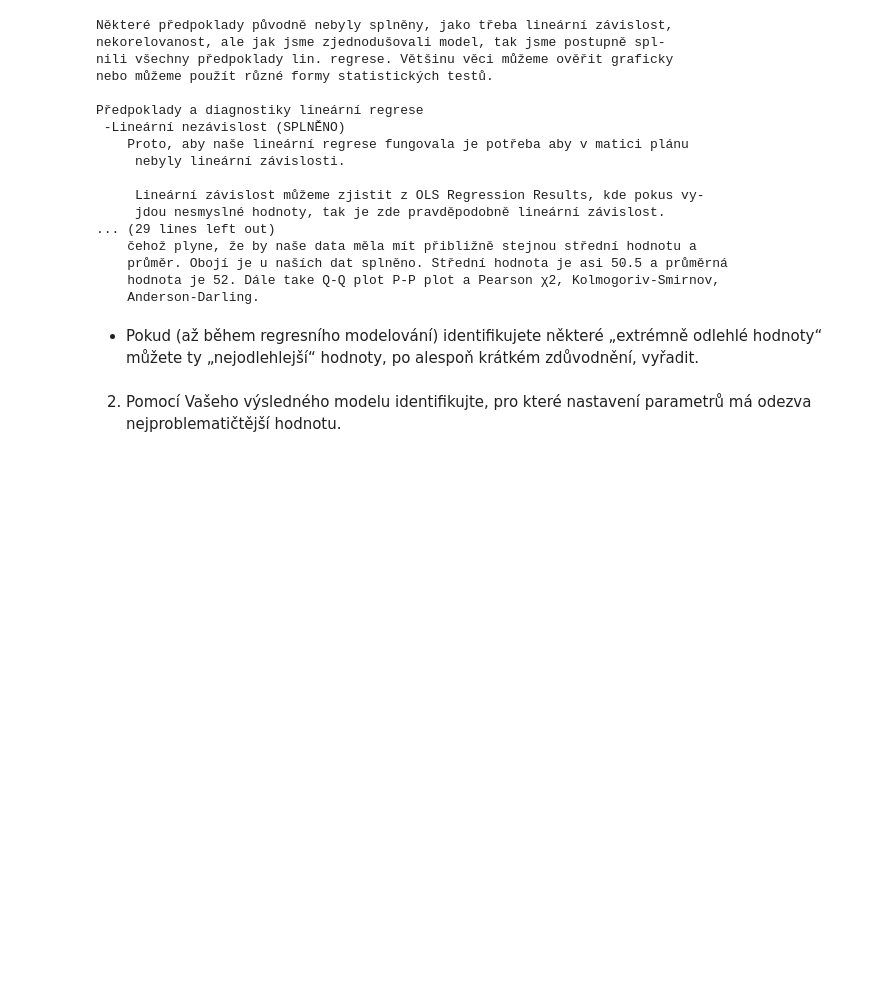
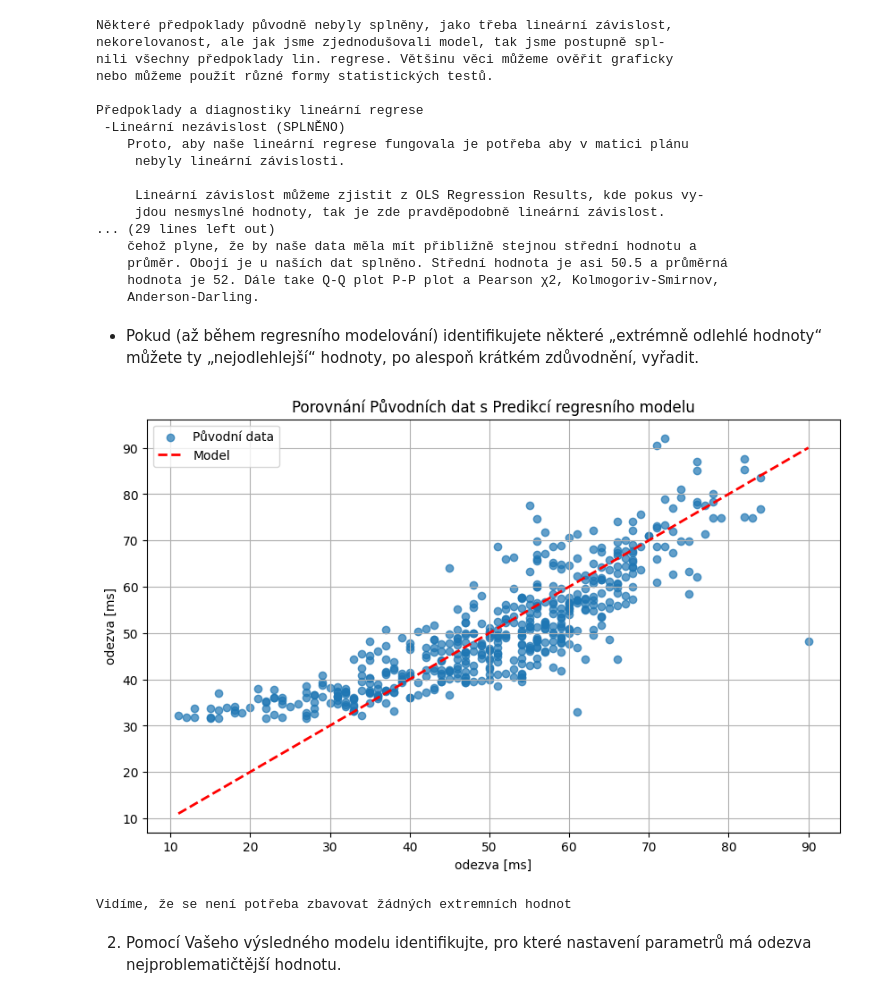
Before and after one commit to jakubKuznik/MSP-2-project, a Jupyter notebook: Kuzník_MSP_2-projekt.ipynb, the cells around one changed output. Drawn from its saved outputs; the diff is of its cells as text; code cells hidden in the pictures; blank space fills up the shorter version.

```diff
--- a/Kuzník_MSP_2-projekt.ipynb
+++ b/Kuzník_MSP_2-projekt.ipynb
@@ -521,6 +504,31 @@ Předpoklady a diagnostiky lineární regrese
 - Pokud (až během regresního modelování) identifikujete některé „extrémně
 odlehlé hodnoty“ můžete ty „nejodlehlejší“ hodnoty, po alespoň krátkém
 zdůvodnění, vyřadit.
+# %%
+# Predikce regresního modelu
+df_2['Predicted_Ping'] = res_2.predict(df_2)
+
+# Vytvoření grafu
+plt.figure(figsize=(10, 6))
+
+# Původní data
+plt.scatter(df_2['Ping [ms]'], df_2['Predicted_Ping'], label='Původní data', alpha=0.7)
+
+plt.plot([df_2['Ping [ms]'].min(), df_2['Ping [ms]'].max()],
+         [df_2['Ping [ms]'].min(), df_2['Ping [ms]'].max()], color='red', linestyle='--', linewidth=2, label='Model')
+
+plt.title('Porovnání Původních dat s Predikcí regresního modelu')
+plt.xlabel('odezva [ms]')
+plt.ylabel('odezva [ms]')
+plt.legend()
+plt.grid(True)
+
+plt.show()
+
+print("Vidíme, že se není potřeba zbavovat žádných extremních hodnot")
+# %% [output]
+[figure, added]
+Vidíme, že se není potřeba zbavovat žádných extremních hodnot
 # %% [markdown]
 2) Pomocí Vašeho výsledného modelu identifikujte, pro které nastavení parametrů má
 odezva nejproblematičtější hodnotu.
```
Also changed, not shown: parts of 4 cells of this notebook.
